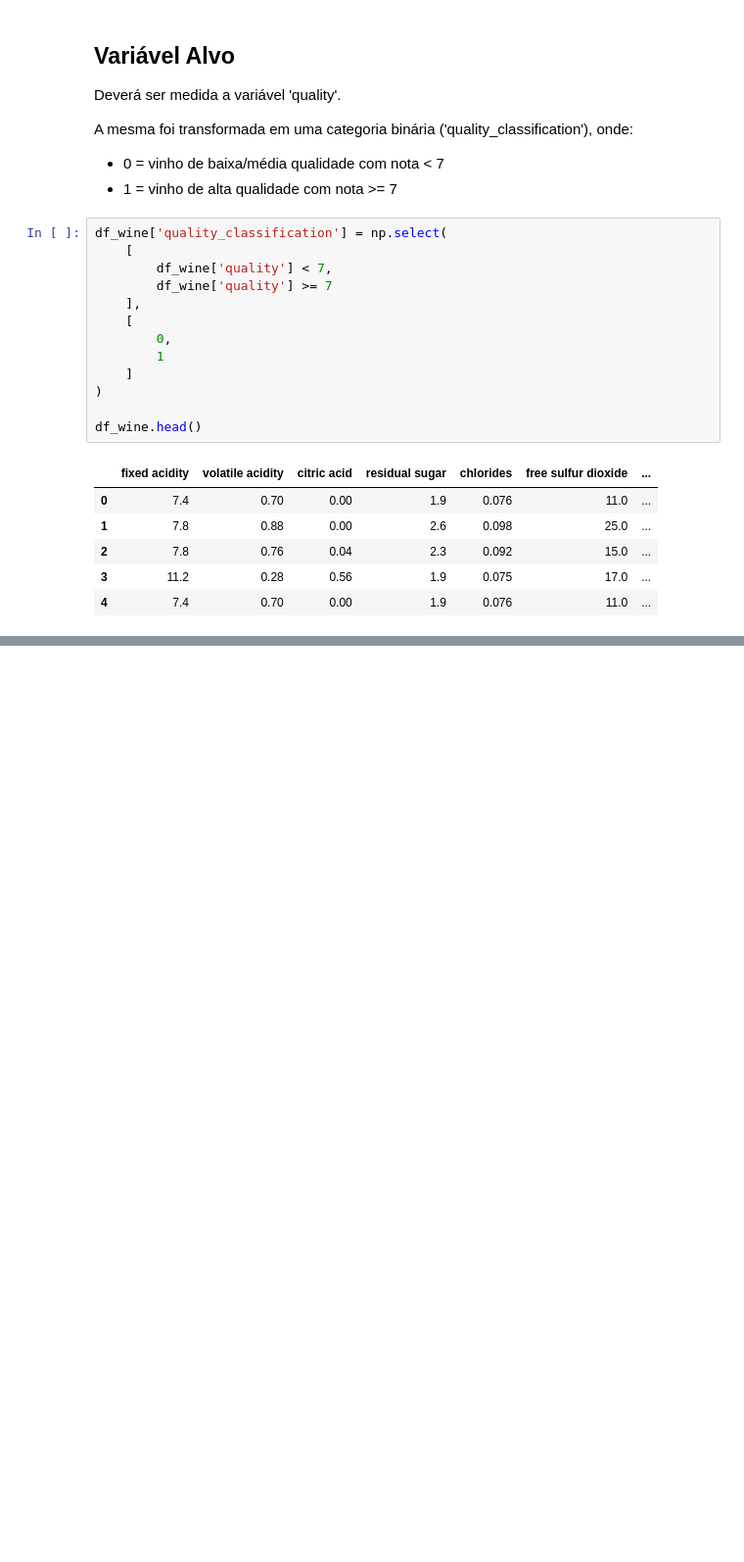
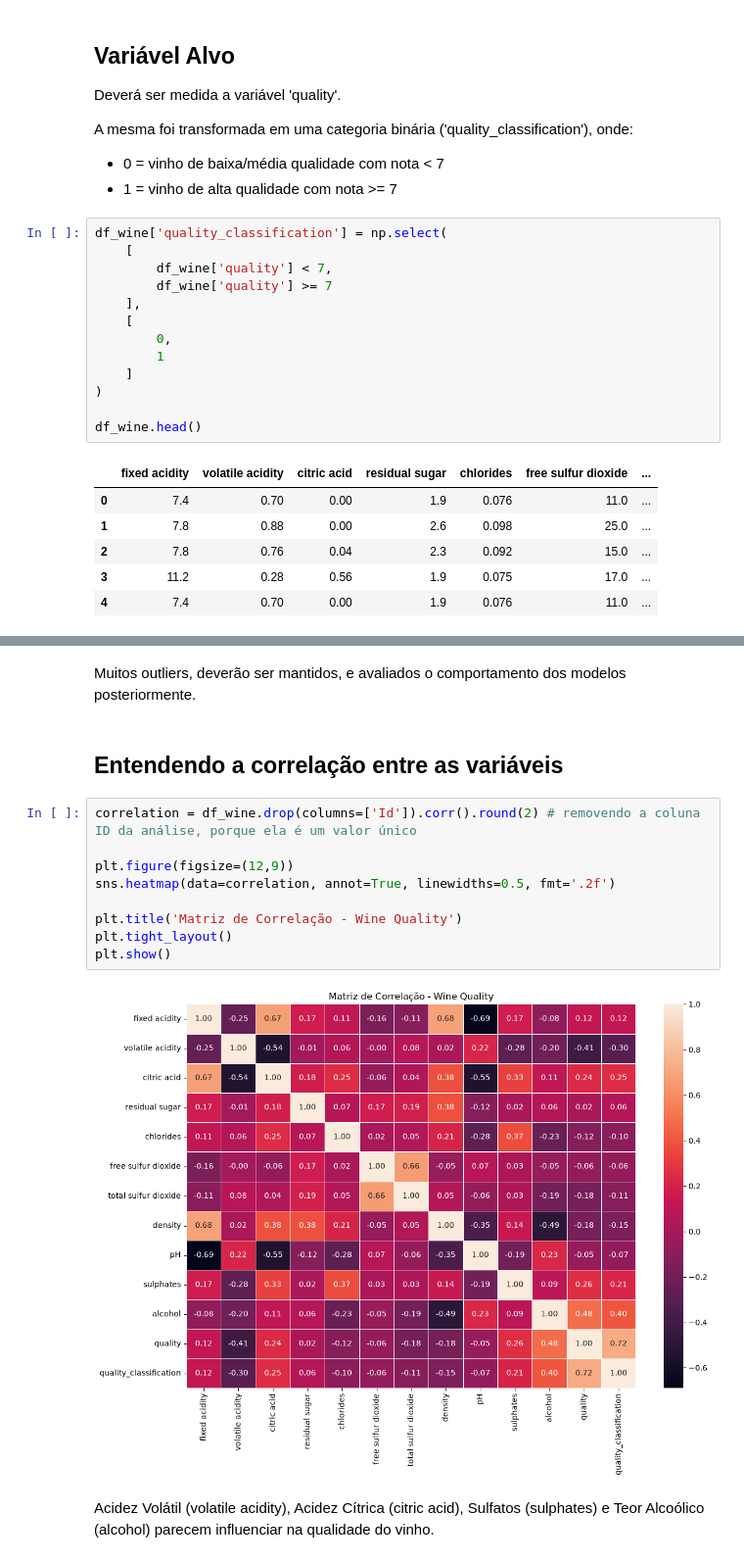
Before and after one commit to kamiikg/wine-quality-classification, a Jupyter notebook: notebooks/analise_wine_quality_classification.ipynb, the cells around one changed output, grey strips where cells are left out. Shown at 98% size. Saved outputs shown, nothing was run; the diff lists cells and outputs as text; blank space fills up the shorter version.

Commit message:
Realizada etapa de análise exploratória dos dados.

```diff
--- a/notebooks/analise_wine_quality_classification.ipynb
+++ b/notebooks/analise_wine_quality_classification.ipynb
@@ -63,2 +199,19 @@ df_wine.head()
+# %% [markdown]
+Muitos outliers, deverão ser mantidos, e avaliados o comportamento dos modelos posteriormente.
+# %% [markdown]
+## Entendendo a correlação entre as variáveis
+# %%
+correlation = df_wine.drop(columns=['Id']).corr().round(2) # removendo a coluna ID da análise, porque ela é um valor único
+
+plt.figure(figsize=(12,9))
+sns.heatmap(data=correlation, annot=True, linewidths=0.5, fmt='.2f')
+
+plt.title('Matriz de Correlação - Wine Quality')
+plt.tight_layout()
+plt.show()
+# %% [output]
+[figure, added]
+# %% [markdown]
+Acidez Volátil (volatile acidity), Acidez Cítrica (citric acid), Sulfatos (sulphates) e Teor Alcoólico (alcohol) parecem influenciar na qualidade do vinho.
 # %% [markdown]
 # 3. Pré-processamento de Dados
```
Also changed, not shown: parts of 25 cells of this notebook.
